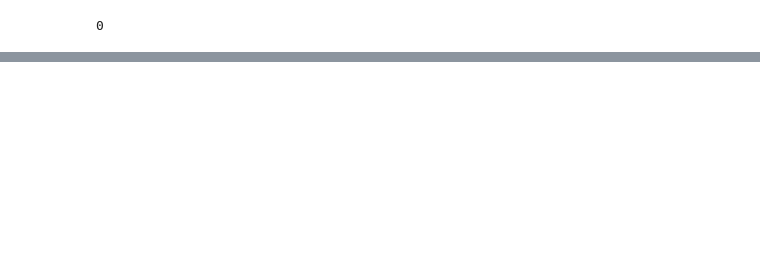
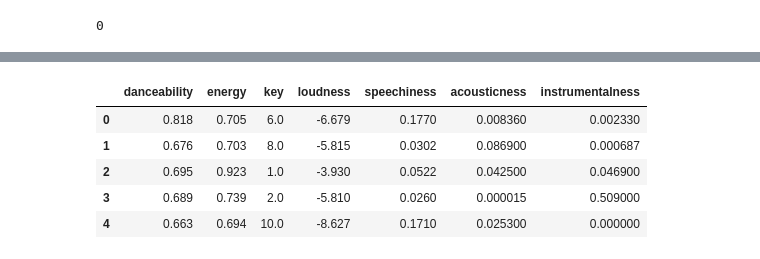
Before and after one commit to inesaag/promo-G-DA-modulo3-evaluacion-intermedia-Ines, a Jupyter notebook: ejercicios.ipynb, the cells around one changed output, grey strips where cells are left out. Cells and saved outputs as stored; diff of their text form; code cells hidden in the pictures; blank space fills up the shorter version.

```diff
--- a/ejercicios.ipynb
+++ b/ejercicios.ipynb
@@ -139,0 +161,9 @@ df.describe(include = 'object')
+# %%
+#- Haciendo el análisis exploratorio te deberías haber dado cuenta de que algunas de las variables (`danceability`, `energy`, `key`, `loudness`, `speechiness`, `acousticness`, `instrumentalness`) no son del tipo que deberían. Esto es debido a que los decimales están establecidos como comas y no con puntos. Crea una función que nos permita cambiar esas comas por puntos para que los datos tengan el tipo correcto.
+col1 = ['danceability', 'energy', 'key', 'loudness', 'speechiness', 'acousticness', 'instrumentalness']
+# %%
+def to_float(valor):
+    try:
+        return float(valor.replace(",", "."))
+    except:
+        return np.nan
@@ -139,0 +186,9 @@ df.describe(include = 'object')
+# %%
+df[col1].head(5)
+# %% [output]
+|  | danceability | energy | key | loudness | speechiness | acousticness | instrumentalness |
+| 0 | 0.818 | 0.705 | 6.0 | -6.679 | 0.1770 | 0.008360 | 0.002330 |
+| 1 | 0.676 | 0.703 | 8.0 | -5.815 | 0.0302 | 0.086900 | 0.000687 |
+| 2 | 0.695 | 0.923 | 1.0 | -3.930 | 0.0522 | 0.042500 | 0.046900 |
+| 3 | 0.689 | 0.739 | 2.0 | -5.810 | 0.0260 | 0.000015 | 0.509000 |
+| 4 | 0.663 | 0.694 | 10.0 | -8.627 | 0.1710 | 0.025300 | 0.000000 |
```
Also changed, not shown: parts of 31 cells of this notebook.
